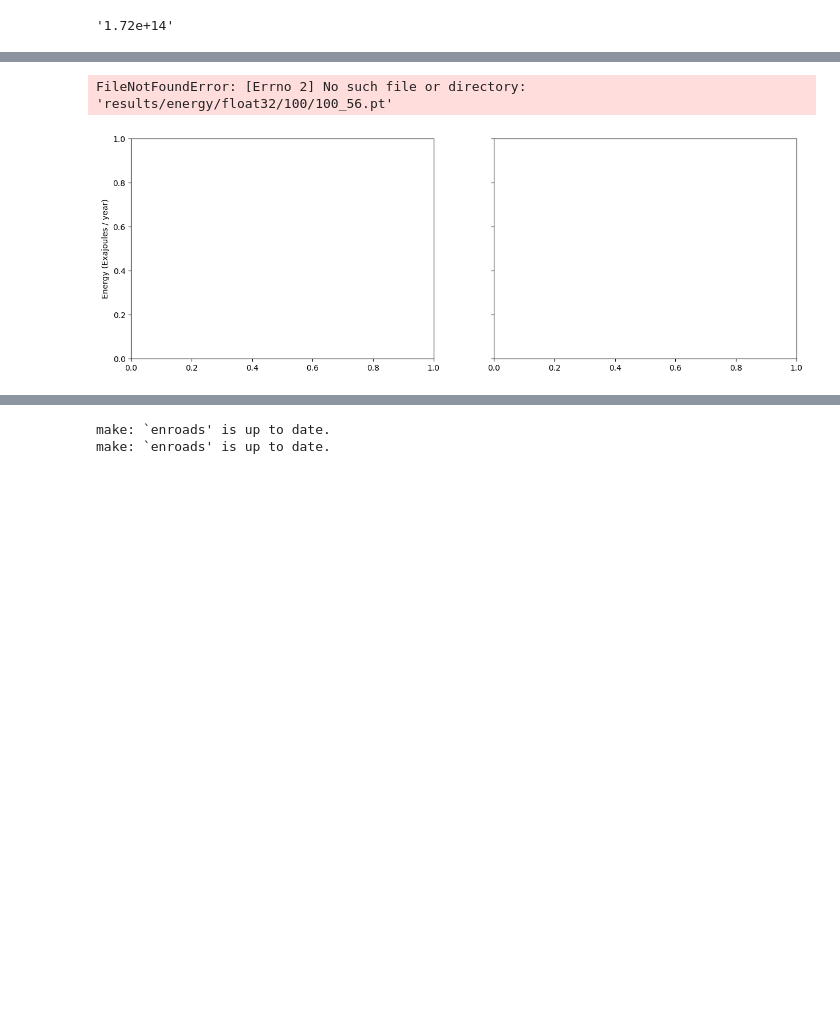
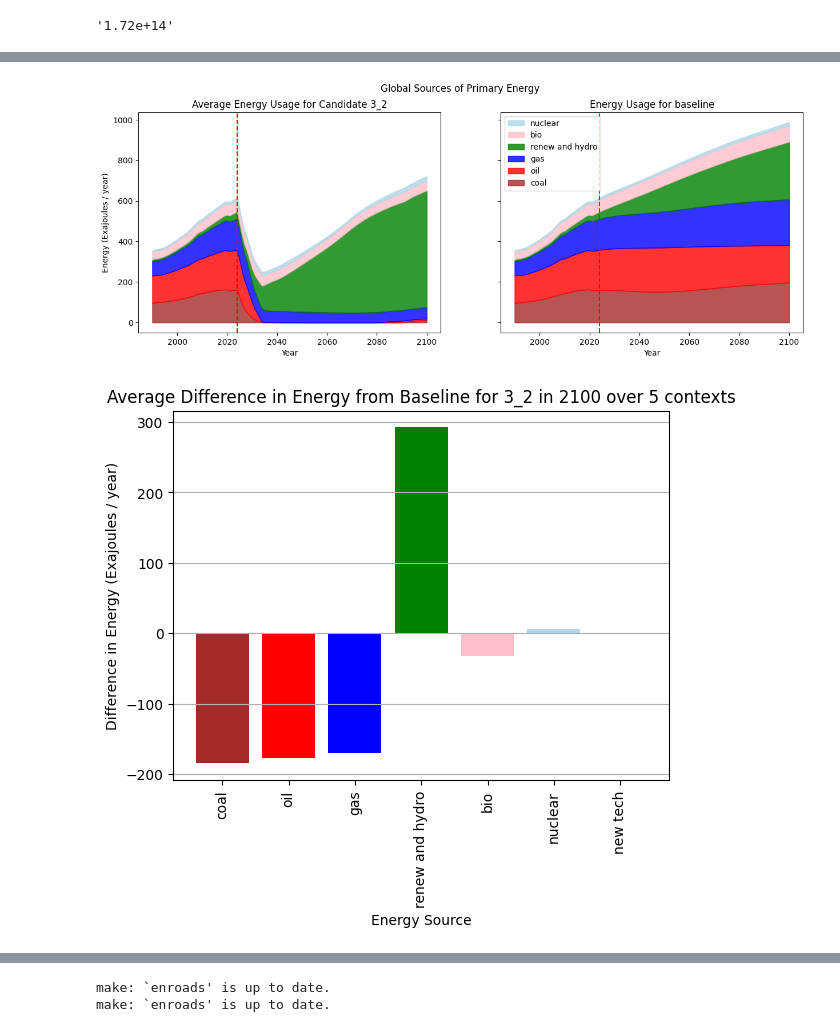
Before and after one commit to cognizant-ai-labs/en-roads-py, a Jupyter notebook: experiments/analysis.ipynb, the cells around one changed output, grey strips where cells are left out. Drawn from its saved outputs; the diff is of its cells as text; code cells hidden in the pictures; blank space fills up the shorter version.

```diff
--- a/experiments/analysis.ipynb
+++ b/experiments/analysis.ipynb
@@ -24,10 +28,8 @@ print(gens, outcomes, len(actions), len(context))
 # %%
 model_params = config["model_params"]
 input_specs = load_input_specs()
-model_params["in_size"] = len(context) if len(context) > 0 else len(input_specs) - len(actions)
-model_params["out_size"] = len(actions)
 
-evaluator = Evaluator(context, actions, outcomes)
+evaluator = EnROADSEvaluator(context, actions, outcomes, n_jobs=1, batch_size=config["batch_size"], device=config["device"])
 experimenter = Experimenter(results_dir)
 # %% [output]
 make: `enroads' is up to date.
@@ -98,7 +93,7 @@ final_pareto
 context_input, context_vals = evaluator.context_dataset[0]
 # %%
 # bad_dict = experimenter.get_candidate_actions(experimenter.get_candidate_from_id("0_28"), context_input, context_vals)
-bad_dict = experimenter.get_candidate_actions(experimenter.get_candidate_from_id("3_23"), context_input, context_vals)
+bad_dict = experimenter.get_candidate_actions(experimenter.get_candidate_from_id("3_2"), context_input, context_vals)
 shuffled_actions = [key for key in bad_dict.keys()]
 actions_sets = []
 import random
@@ -350,8 +343,9 @@ def plot_energy_usage(cand_ids):
             cand_outcomes = baseline_df
         else:
             cand = experimenter.get_candidate_from_id(cand_id)
-            outcomes = evaluator.evaluate_candidate(cand)
-            cand_outcomes = get_average_df(outcomes)
+            context_actions_dicts = evaluator.prescribe_actions(cand)
+            cand_outcomes = evaluator.run_enroads(context_actions_dicts)
+            cand_outcomes = get_average_df(cand_outcomes)
         colors = ["brown", "red", "blue", "green", "pink", "lightblue", "orange"]
         energies = ["coal", "oil", "gas", "renew and hydro", "bio", "nuclear", "new tech"]
         demands = [f"Primary energy demand of {energy}" for energy in energies]
@@ -382,7 +376,8 @@ def plot_energy_difference(cand_id):
     demands = [f"Primary energy demand of {energy}" for energy in energies]
 
     cand = experimenter.get_candidate_from_id(cand_id)
-    cand_outcomes = evaluator.evaluate_candidate(cand)
+    context_actions_dicts = evaluator.prescribe_actions(cand)
+    cand_outcomes = evaluator.run_enroads(context_actions_dicts)
     avg_outcomes = get_average_df(cand_outcomes)
     energy_df = avg_outcomes[demands]
 
@@ -400,12 +395,12 @@ def plot_energy_difference(cand_id):
     plt.xticks(rotation=90)
     plt.show()
 # %%
-examples = ["100_56"]
+examples = ["3_2"]
 plot_energy_usage(examples +  ["baseline"])
 plot_energy_difference(examples[0])
 # %% [output]
-FileNotFoundError: [Errno 2] No such file or directory: 'results/energy/float32/100/100_56.pt'
-[figure, old version]
+[figure, new version]
+[figure, added]
 # %%
 def get_changes(cand_id):
     cand = experimenter.get_candidate_from_id(cand_id)
```
Also changed, not shown: parts of 12 cells of this notebook, 10 other files.
